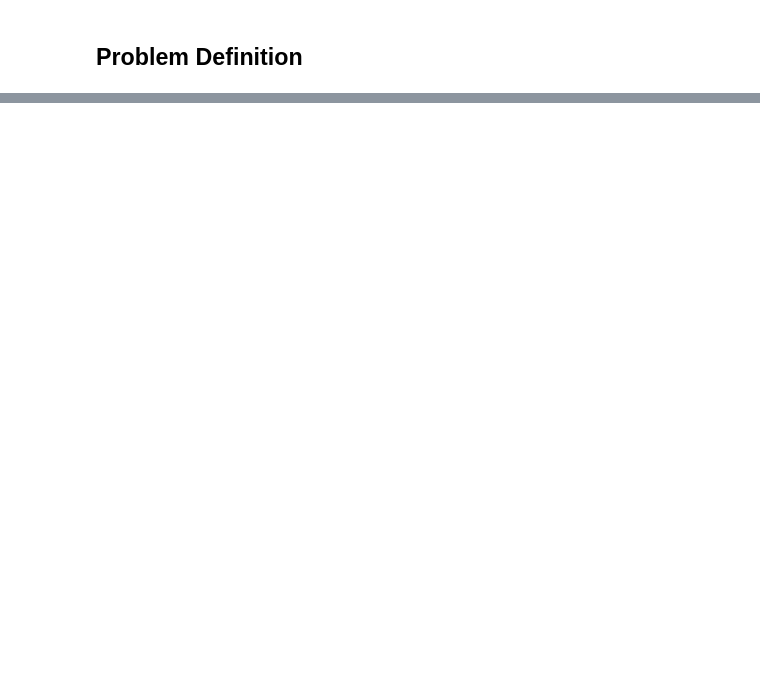
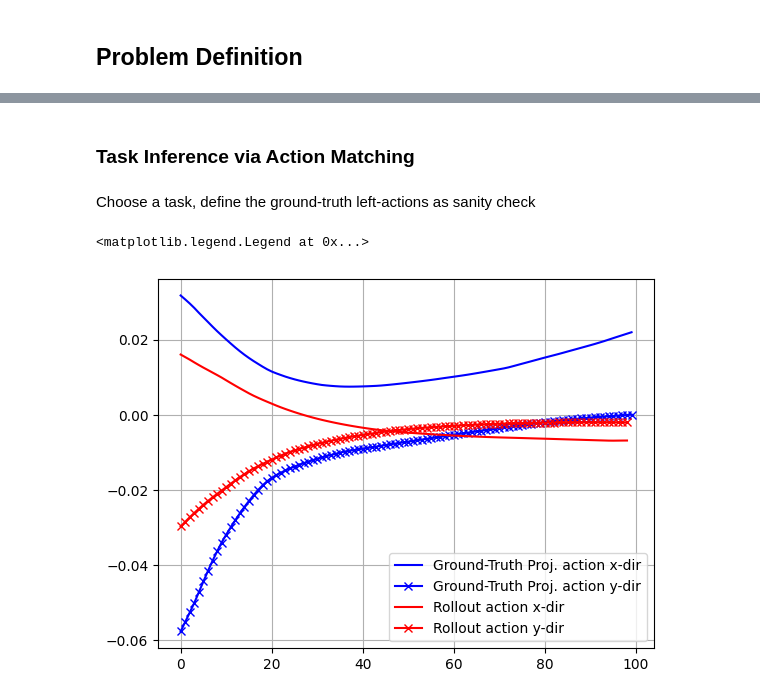
Before and after one commit to PaulNitschke/geo_meta_rl, a Jupyter notebook: task_inference.ipynb, the cells around one changed output, grey strips where cells are left out. Saved outputs shown, nothing was run; the diff lists cells and outputs as text; code cells hidden in the pictures; blank space fills up the shorter version.

Commit message:
implemented task inference notebook via state and action matching in deterministic environment

```diff
--- a/task_inference.ipynb
+++ b/task_inference.ipynb
@@ -575,0 +234,16 @@ plt.show()
+# %%
+from stable_baselines3 import SAC
+from stable_baselines3.common.env_util import make_vec_env
+import os
+
+# Make the environment
+env = CircleRotationEnv(s_inits=start_positions_train, seed=RANDOM_SEED)
+
+# Optionally wrap in a vectorized env (recommended for SB3)
+vec_env = make_vec_env(lambda: env, n_envs=os.cpu_count(), seed=RANDOM_SEED)
+
+# Create the model
+model = SAC("MlpPolicy", vec_env, verbose=1, seed=RANDOM_SEED)
+
+# Train the model
+model.learn(total_timesteps=50_000)
@@ -575,0 +389,2 @@ plt.show()
+# %% [markdown]
+### Task Inference via Action Matching
@@ -575,0 +427,32 @@ plt.show()
+# %% [markdown]
+Choose a task, define the ground-truth left-actions as sanity check
+# %%
+TEST_TASK_IDX = 2
+assert TEST_TASK_IDX not in IDXS_TRAIN_TASKS
+
+traj_states_test_task = trajs_all_tasks_test[TEST_TASK_IDX]
+traj_actions_test_task = actions_all_tasks_test[TEST_TASK_IDX]
+
+GENERATOR_LG = torch.tensor([[0, -1], [1, 0]], dtype=DTYPE) #weight w to generate a left-action is the rotation in radians
+GENERATOR_KG = torch.tensor([[0, 1], [-1, 0]], dtype=DTYPE)
+
+weight_test_task = torch.tensor(TEST_TASK_IDX*2*np.pi/N_TOTAL_TASKS, dtype=DTYPE)
+weight_test_task_np = np.array(TEST_TASK_IDX*2*np.pi/N_TOTAL_TASKS)
+
+lg_test_task = left_action_from_weight(generator=GENERATOR_LG, weight=weight_test_task)
+kg_test_task = left_action_from_weight(generator=GENERATOR_KG, weight=weight_test_task)
+# %%
+actions_proj_task_1, states_proj_task_1 = find_left_action_from_task_traj(task_traj_states=traj_states_test_task,
+                                               base_policy=model,
+                                               Lg=lg_test_task,
+                                               Kg=kg_test_task)
+# %%
+plt.plot(actions_proj_task_1[:,0], label="Ground-Truth Proj. action x-dir", color="blue")
+plt.plot(actions_proj_task_1[:,1], label="Ground-Truth Proj. action y-dir", color="blue", marker="x")
+plt.plot(traj_actions_test_task[:,0], label="Rollout action x-dir", color="red")
+plt.plot(traj_actions_test_task[:,1], label="Rollout action y-dir", color="red", marker="x")
+plt.grid()
+plt.legend()
+# %% [output]
+<matplotlib.legend.Legend at 0x...>
+[figure, added]
```
Also changed, not shown: parts of 55 cells of this notebook, 5 other files.
